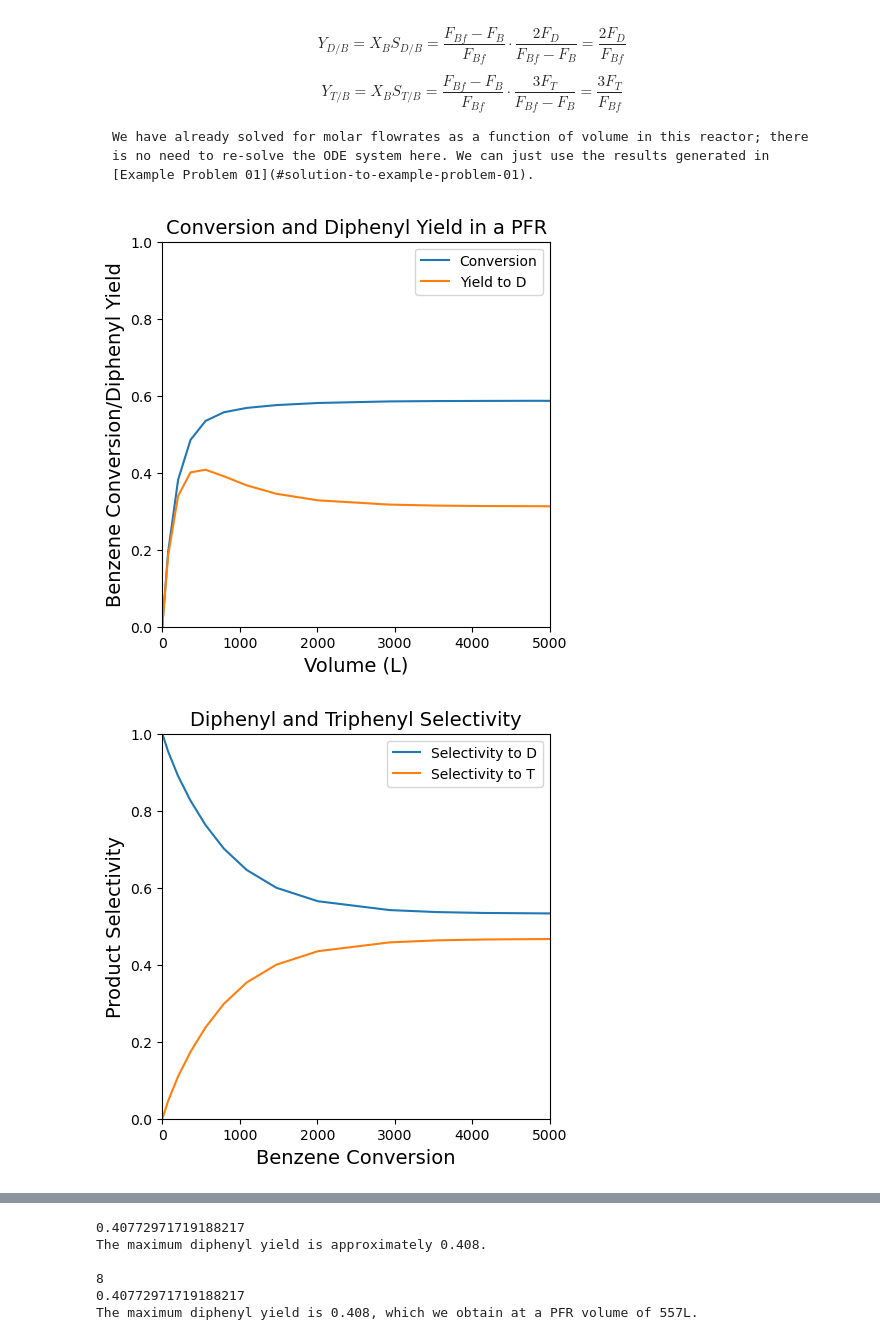
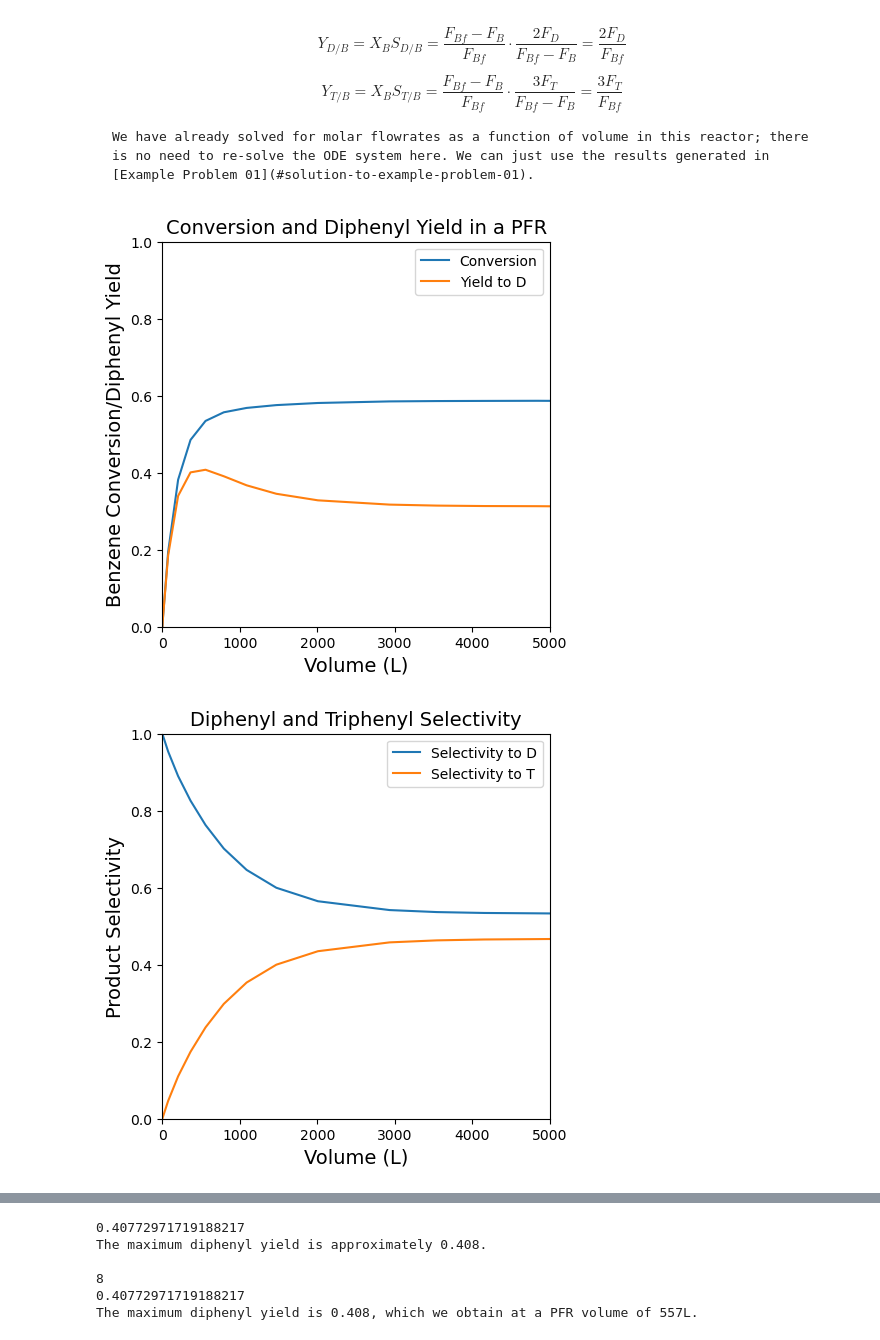
Before and after one commit to jqbond/CEN587, a Jupyter notebook: Notebooks/587-N30.ipynb, the cells around one changed output, grey strips where cells are left out. Saved outputs shown, nothing was run; the diff lists cells and outputs as text; code cells hidden in the pictures.

```diff
--- a/Notebooks/587-N30.ipynb
+++ b/Notebooks/587-N30.ipynb
@@ -525,7 +546,7 @@ plt.plot(Vout, SDB, label = 'Selectivity to D')
 plt.plot(Vout, STB, label = 'Selectivity to T')
 plt.xlim(0, max(vspan))
 plt.ylim(0, 1)
-plt.xlabel('Benzene Conversion', fontsize = 14)
+plt.xlabel('Volume (L)', fontsize = 14)
 plt.ylabel('Product Selectivity', fontsize = 14)
 plt.legend()
 plt.show()
@@ -534,34 +555,34 @@ plt.show()
 # Selectivity vs conversion #
 #############################
 
 plt.figure(figsize = (5, 5))
 plt.title('Diphenyl and Triphenyl Selectivity', fontsize = 14)
 plt.plot(XBout, SDB, label = 'Selectivity to D')
 plt.plot(XBout, STB, label = 'Selectivity to T')
 plt.xlim(0, 1)
 plt.ylim(0, 1)
 plt.xlabel('Benzene Conversion', fontsize = 14)
 plt.ylabel('Product Selectivity', fontsize = 14)
 plt.legend()
 plt.show()
 
 #########################
 # Yield vs. conversion  #
 #########################
 
 plt.figure(figsize = (5, 5))
 plt.title('Diphenyl and Triphenyl Yield', fontsize = 14)
 plt.plot(XBout, YDB, label = 'Yield to D')
 plt.plot(XBout, YTB, label = 'Yield to T')
 plt.xlim(0, 1)
 plt.ylim(0, 1)
 plt.xlabel('Benzene Conversion', fontsize = 14)
 plt.ylabel('Product Yield', fontsize = 14)
 plt.legend()
 plt.show()
 # %% [output]
 [figure]
-[figure, old version]
+[figure, new version]
 [figure]
 [figure]
 # %% [markdown]
```
Also changed, not shown: parts of 8 cells of this notebook.
